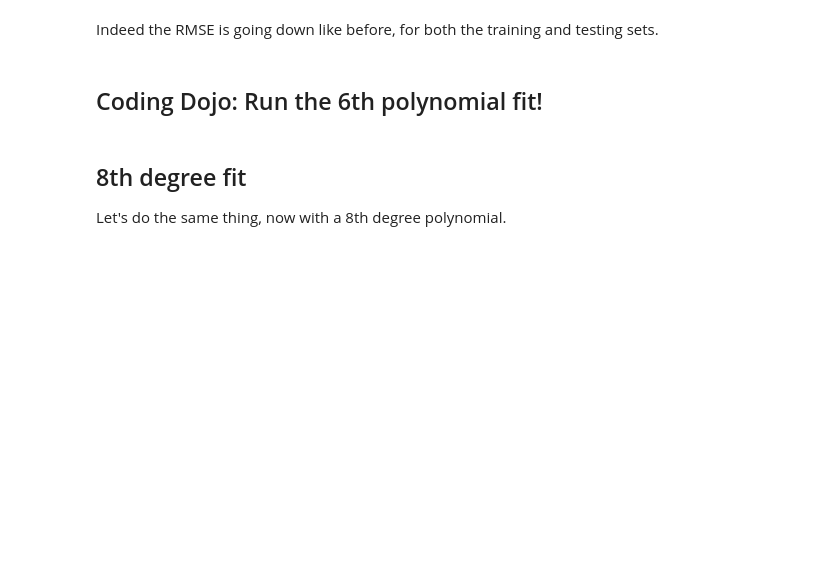
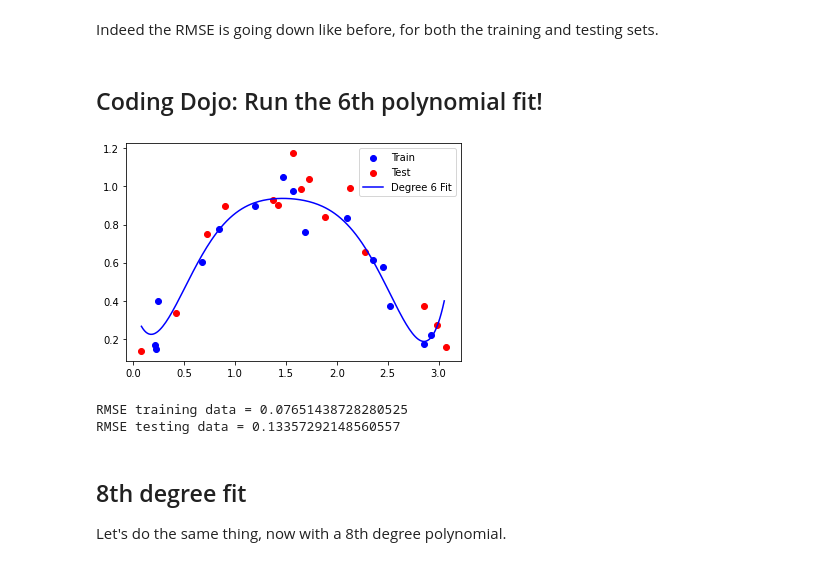
Before and after one commit to robperch/UCB_data_science_for_finance_and_accounting, a Jupyter notebook: notebooks/class_notebooks/Pre_Class_Overfitting, Train-Test Splitting, and Cross Validation.ipynb, the cells around one changed output. Drawn from its saved outputs; the diff is of its cells as text; code cells hidden in the pictures; blank space fills up the shorter version.

```diff
--- a/notebooks/class_notebooks/Pre_Class_Overfitting, Train-Test Splitting, and Cross Validation.ipynb
+++ b/notebooks/class_notebooks/Pre_Class_Overfitting, Train-Test Splitting, and Cross Validation.ipynb
@@ -311,6 +459,12 @@ FitPolynomailToTrainTestSplit(2)
 Indeed the RMSE is going down like before, for both the training and testing sets.
 # %% [markdown]
 ## Coding Dojo: Run the 6th polynomial fit!
+# %%
+FitPolynomailToTrainTestSplit(6)
+# %% [output]
+[figure, added]
+RMSE training data = 0.07651438728280525
+RMSE testing data = 0.13357292148560557
 # %% [markdown]
 ## 8th degree fit
 
```
Also changed, not shown: parts of 40 cells of this notebook.
